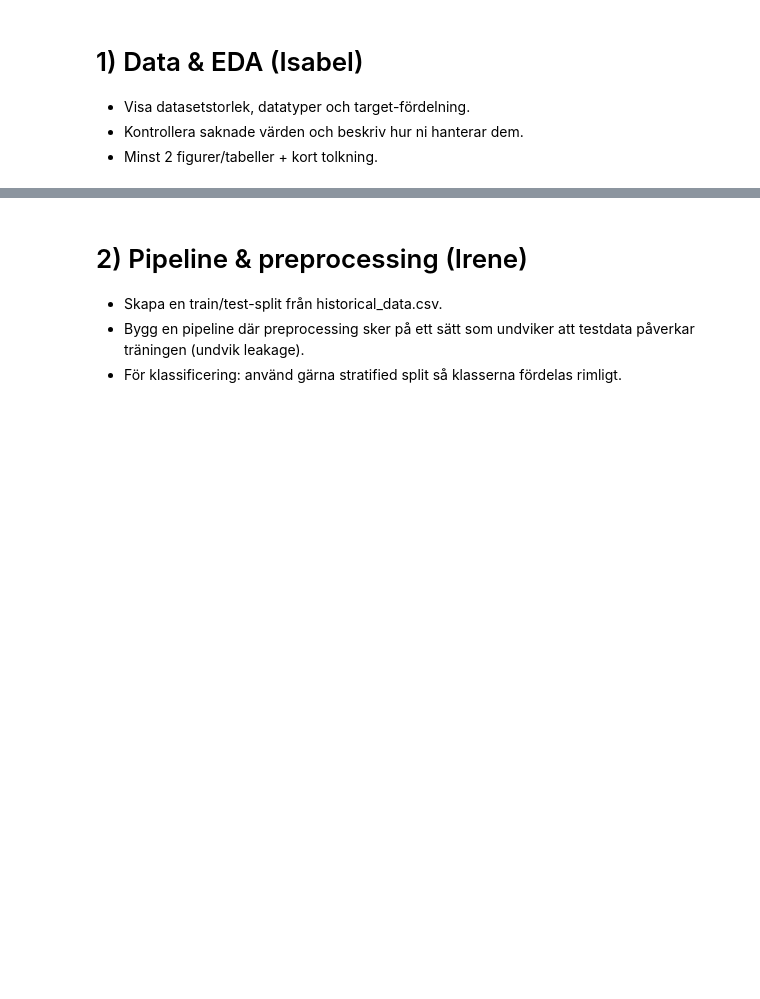
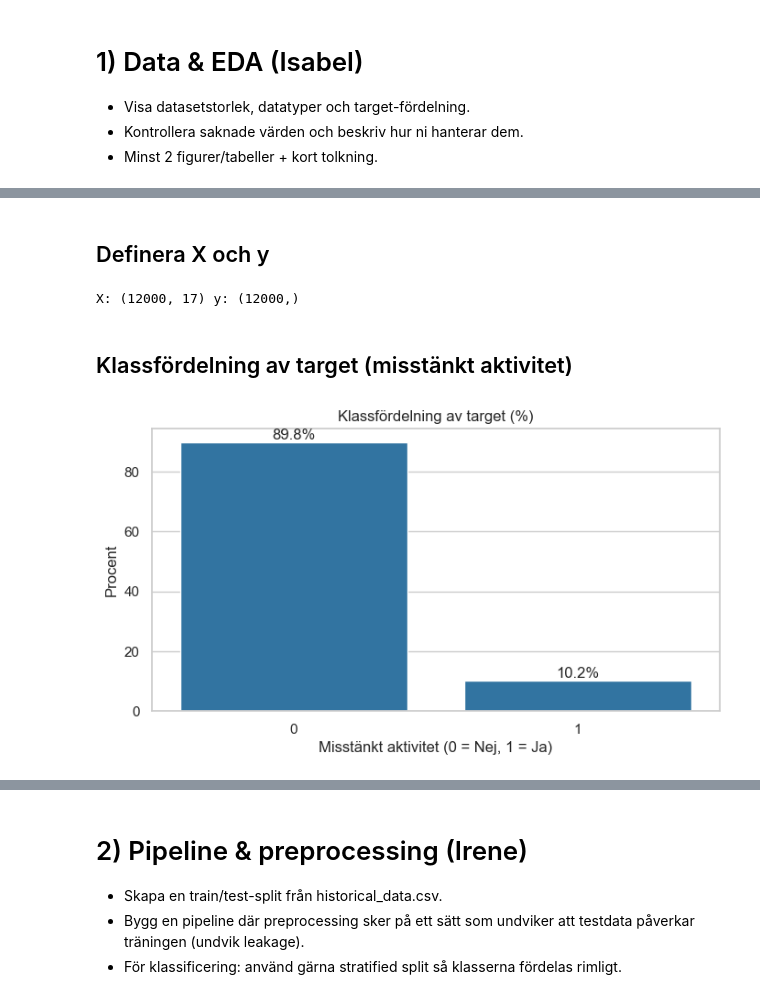
Before and after one commit to emanuelssonlinnea-rgb/ML_Grupp5, a Jupyter notebook: report.ipynb, the cells around one changed output, grey strips where cells are left out. Saved outputs shown, nothing was run; the diff lists cells and outputs as text; code cells hidden in the pictures; blank space fills up the shorter version.

Commit message:
lägger till avsnitt 1 data & eda

```diff
--- a/report.ipynb
+++ b/report.ipynb
@@ -18,9 +18,14 @@ from sklearn.tree import DecisionTreeClassifier
 from sklearn.ensemble import RandomForestClassifier
 
 sns.set_context("notebook")
+sns.set_style("whitegrid")
+plt.rcParams["figure.figsize"] = (8,4)
 # %% [markdown]
 # 1) Data & EDA (Isabel)
 
 - Visa datasetstorlek, datatyper och target-fördelning.
 - Kontrollera saknade värden och beskriv hur ni hanterar dem.
 - Minst 2 figurer/tabeller + kort tolkning.
+# %%
+df = pd.read_csv("historical_data.csv")
+df.head()
@@ -26,0 +150,29 @@ sns.set_context("notebook")
+# %% [markdown]
+## Definera X och y
+# %%
+X_full = df.drop(["is_suspicious"], axis=1)
+y_full = df["is_suspicious"]
+
+print("X:", X_full.shape, "y:", y_full.shape)
+# %% [output]
+X: (12000, 17) y: (12000,)
+# %% [markdown]
+## Klassfördelning av target (misstänkt aktivitet)
+# %%
+class_dist = y_full.value_counts(normalize=True) * 100
+
+ax = sns.barplot(
+    x=class_dist.index,
+    y=class_dist.values
+)
+
+plt.ylabel("Procent")
+plt.xlabel("Misstänkt aktivitet (0 = Nej, 1 = Ja)")
+plt.title("Klassfördelning av target (%)")
+
+for container in ax.containers:
+    ax.bar_label(container, fmt='%.1f%%')
+
+plt.show()
+# %% [output]
+[figure, added]
```
Also changed, not shown: parts of 14 cells of this notebook.
